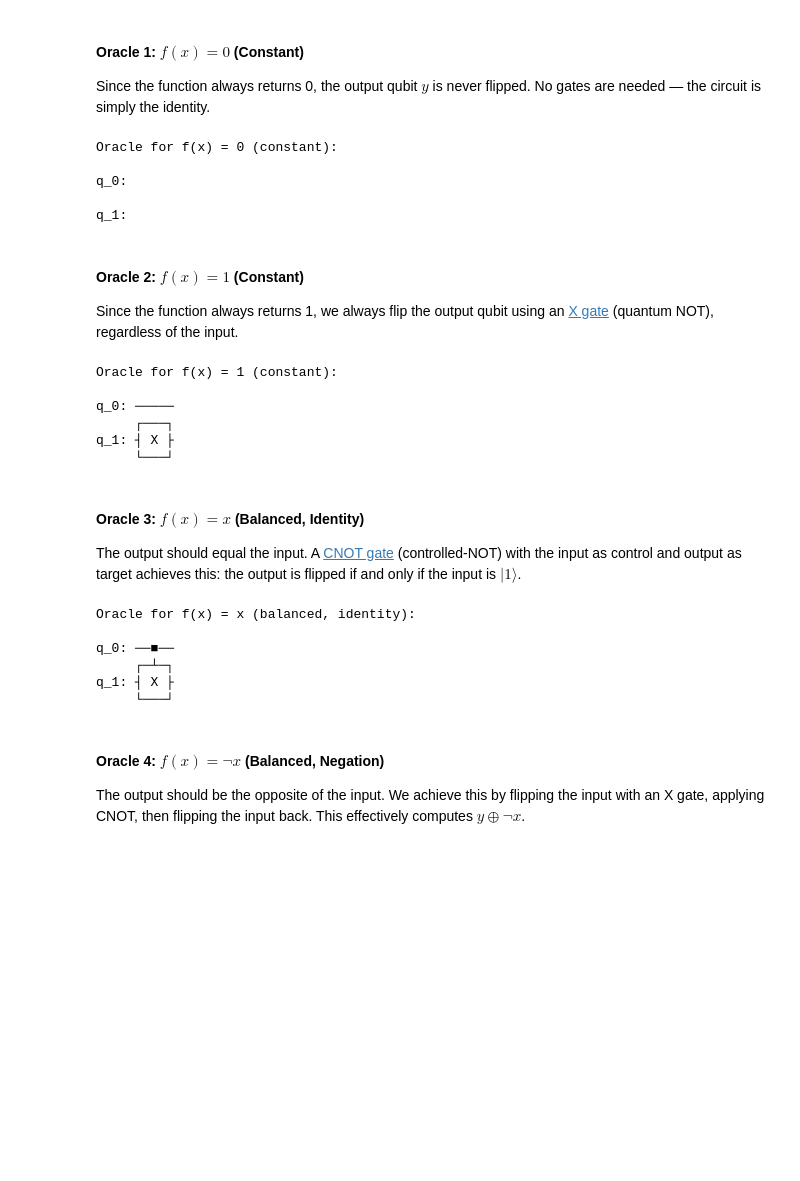
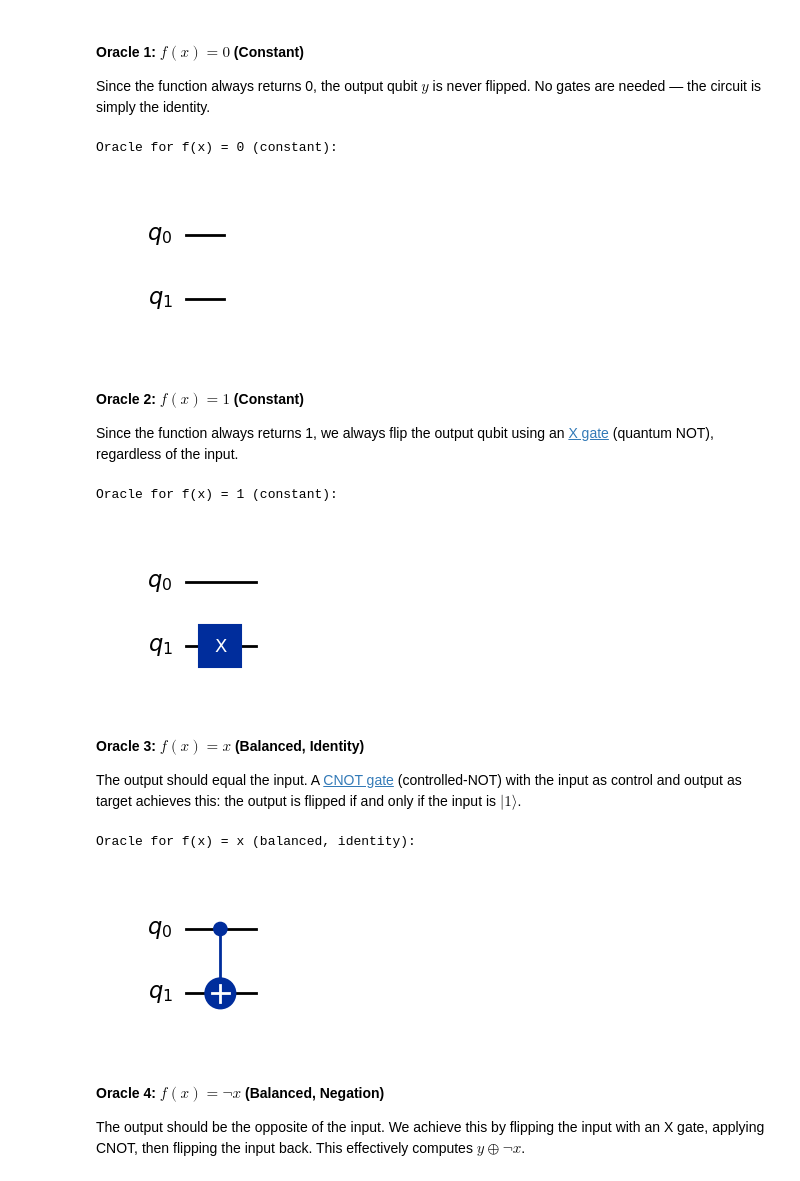
Before and after one commit to michaelferry25/Emerging-Technologies, a Jupyter notebook: problems.ipynb, the cells around one changed output. Saved outputs shown, nothing was run; the diff lists cells and outputs as text; code cells hidden in the pictures; blank space fills up the shorter version.

Commit message:
Switched circuit drawings to matplotlib for better visuals

```diff
--- a/problems.ipynb
+++ b/problems.ipynb
@@ -429,24 +429,21 @@ Since the function always returns 0, the output qubit $y$ is never flipped. No g
 # %%
 def oracle_constant_0():
     """
     Quantum oracle for f(x) = 0.
 
     Since f(x) = 0 for all x, we never flip the output qubit.
     Implements: |x>|y> -> |x>|y ⊕ 0> = |x>|y>
     """
     qc = QuantumCircuit(2, name='f(x)=0')
     # No gates needed — function always returns 0
     return qc
 
 oracle = oracle_constant_0()
 print("Oracle for f(x) = 0 (constant):")
-print(oracle.draw())
+display(oracle.draw(output='mpl'))
 # %% [output]
 Oracle for f(x) = 0 (constant):
-
-q_0:
-
-q_1:
+[figure, added]
 # %% [markdown]
 #### Oracle 2: $f(x) = 1$ (Constant)
 
@@ -465,14 +462,10 @@ def oracle_constant_1():
 
 oracle = oracle_constant_1()
 print("\nOracle for f(x) = 1 (constant):")
-print(oracle.draw())
+display(oracle.draw(output='mpl'))
 # %% [output]
 Oracle for f(x) = 1 (constant):
-
-q_0: ─────
-     ┌───┐
-q_1: ┤ X ├
-     └───┘
+[figure, added]
 # %% [markdown]
 #### Oracle 3: $f(x) = x$ (Balanced, Identity)
 
@@ -491,14 +484,10 @@ def oracle_identity():
 
 oracle = oracle_identity()
 print("\nOracle for f(x) = x (balanced, identity):")
-print(oracle.draw())
+display(oracle.draw(output='mpl'))
 # %% [output]
 Oracle for f(x) = x (balanced, identity):
-
-q_0: ──■──
-     ┌─┴─┐
-q_1: ┤ X ├
-     └───┘
+[figure, added]
 # %% [markdown]
 #### Oracle 4: $f(x) = \neg x$ (Balanced, Negation)
 
```
Also changed, not shown: parts of 1 cell of this notebook.
